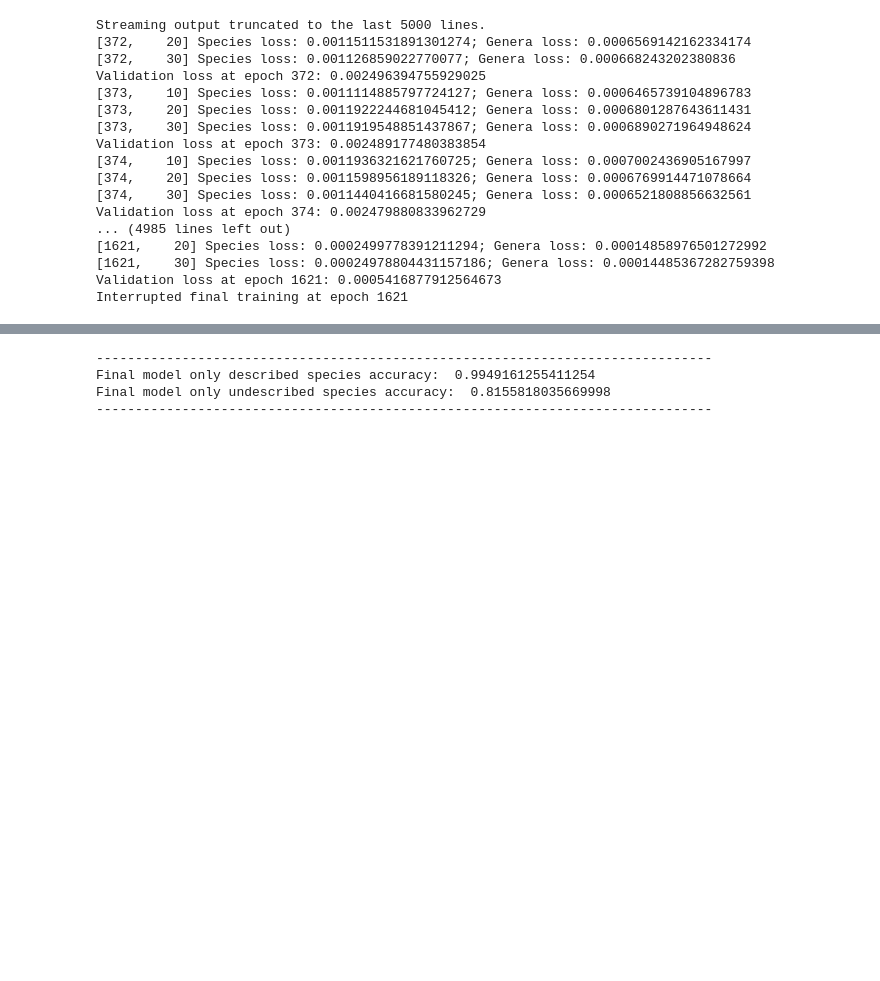
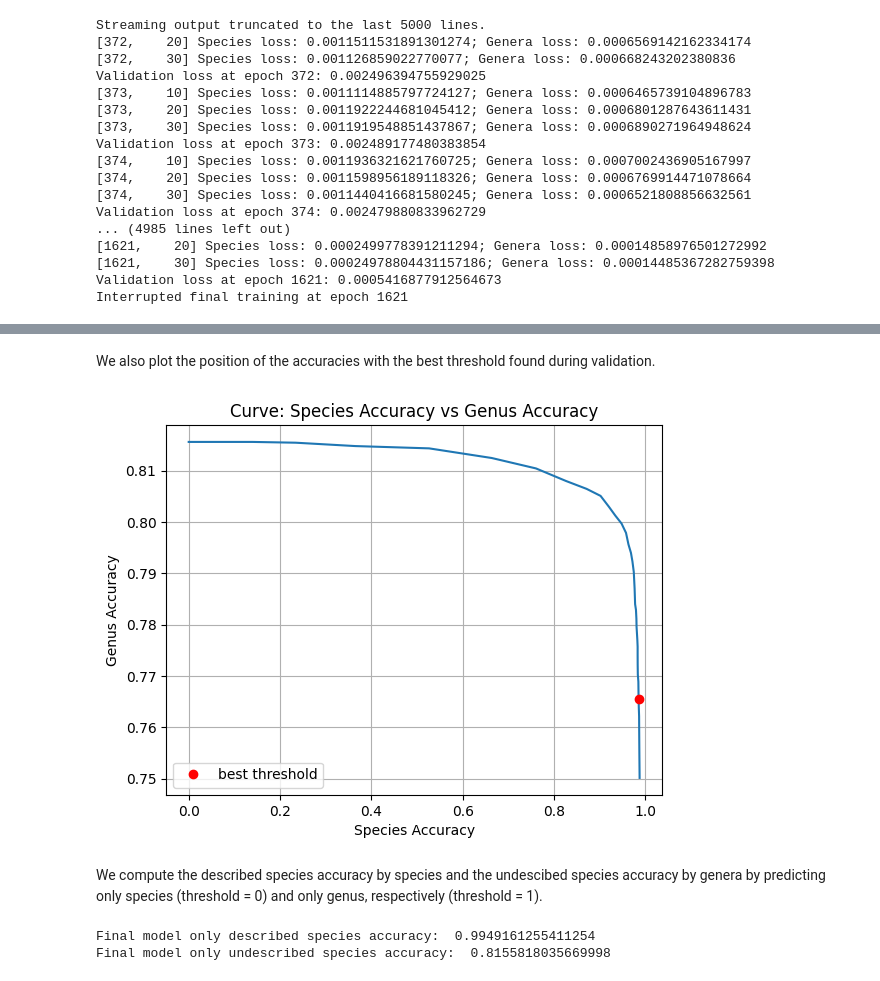
Before and after one commit to nicolamaritan/image-and-dna-data-for-insect-classification, a Jupyter notebook: notebook.ipynb, the cells around one changed output, grey strips where cells are left out. Cells and saved outputs as stored; diff of their text form; code cells hidden in the pictures; blank space fills up the shorter version.

Commit message:
updated output

```diff
--- a/notebook.ipynb
+++ b/notebook.ipynb
@@ -642,7 +645,7 @@ def train_final(model, lr, momentum, max_epochs, batch_size, training_loss, prin
 
     for epoch in range(max_epochs):
         model.train()
-        running_labels_loss = 0.0
+        running_species_loss = 0.0
         running_genera_loss = 0.0
 
         for i, data in enumerate(training_validation_loader, 0):
@@ -654,20 +657,20 @@ def train_final(model, lr, momentum, max_epochs, batch_size, training_loss, prin
 
             # forward + backward + optimize
             species_outputs, genera_outputs = model(inputs_img, inputs_dna)
-            labels_loss = criterion_species(species_outputs, species)
+            species_loss = criterion_species(species_outputs, species)
             genera_loss = criterion_genera(genera_outputs, genera)
-            total_loss = labels_loss + genera_loss
+            total_loss = species_loss + genera_loss
             total_loss.backward()
             optimizer.step()
             scheduler.step()
 
             # Print losses
             if print_losses:
-                running_labels_loss += labels_loss.item()
+                running_species_loss += species_loss.item()
                 running_genera_loss += genera_loss.item()
                 if i % print_step == print_step - 1:
-                    print(f"[{epoch + 1}, {i + 1:5d}] Species loss: {running_labels_loss / print_step}; Genera loss: {running_genera_loss / print_step}")
-                    running_labels_loss = 0.0
+                    print(f"[{epoch + 1}, {i + 1:5d}] Species loss: {running_species_loss / print_step}; Genera loss: {running_genera_loss / print_step}")
+                    running_species_loss = 0.0
                     running_genera_loss = 0.0
 
         validation_species_loss, validation_genera_loss = validate_loss(model, batch_size)
@@ -733,7 +736,7 @@ model.to(device)
 
 print(f"Training genera loss: {training_loss}")
 state_dict = torch.load('best_model.pth')
-state_dict = {k: v for k, v in state_dict.items() if not (k.startswith('fc_species_1') or k.startswith('fc_genera_1'))}
+state_dict = {k: v for k, v in state_dict.items() if not (k.startswith('fc_species') or k.startswith('fc_genera'))}
 model.load_state_dict(state_dict, strict=False)
 
 train_final(model, lr, momentum, max_epochs, batch_size, training_loss, print_losses=True, print_step=10)
@@ -758,8 +763,6 @@ Interrupted final training at epoch 1621
 # %%
-species_accuracy, genera_accuracy = test(model, best_threshold, batch_size)
+species_accuracy, genera_accuracy, accuracy_per_species, accuracy_per_genera = test(model, best_threshold, batch_size)
 
-print("-------------------------------------------------------------------------------")
 print(f"Final model described species accuracy: ", species_accuracy)
 print(f"Final model undescribed species accuracy: ", genera_accuracy)
-print("-------------------------------------------------------------------------------")
 # %% [output]
@@ -777,14 +826,6 @@ condensed_space = 1 - (1 - linear_space) ** 3
 threshold_values = 0.9 + 0.1 * condensed_space
 
 for threshold in threshold_values:
-    species_accuracy, genus_accuracy = test(model, threshold, batch_size)
-    species_accuracies.append(species_accuracy)
-    genus_accuracies.append(genus_accuracy)
-
-# Plotting the curve
-plt.plot(species_accuracies, genus_accuracies, marker=' ')
-plt.xlabel('Species Accuracy')
-plt.ylabel('Genus Accuracy')
-plt.title('Curve: Species Accuracy vs Genus Accuracy')
-plt.grid(True)
-plt.show()
+    species_accuracy_threshold, genus_accuracy_threshold, _, _ = test(model, threshold, batch_size)
+    species_accuracies.append(species_accuracy_threshold)
+    genus_accuracies.append(genus_accuracy_threshold)
@@ -793,13 +843,24 @@ plt.show()
+# %% [markdown]
+We also plot the position of the accuracies with the best threshold found during validation.
+# %%
+plt.plot(species_accuracies, genus_accuracies, marker=' ')
+plt.plot(species_accuracy, genera_accuracy,'ro', label='best threshold')
+plt.legend(loc="lower left")
+plt.xlabel('Species Accuracy')
+plt.ylabel('Genus Accuracy')
+plt.title('Curve: Species Accuracy vs Genus Accuracy')
+plt.grid(True)
+plt.show()
+# %% [output]
+[figure, added]
+# %% [markdown]
+We compute the described species accuracy by species and the undescibed species accuracy by genera by predicting only species (threshold = 0) and only genus, respectively (threshold = 1).
 # %%
-only_species_accuracy, _ = test(model, 0, batch_size)
-_, only_genera_accuracy = test(model, 1, batch_size)
+only_species_accuracy, _, accuracy_per_species, _ = test(model, 0, batch_size)
+_, only_genera_accuracy, _, accuracy_per_genera = test(model, 1, batch_size)
 
-print("-------------------------------------------------------------------------------")
 print(f"Final model only described species accuracy: ", only_species_accuracy)
 print(f"Final model only undescribed species accuracy: ", only_genera_accuracy)
-print("-------------------------------------------------------------------------------")
 # %% [output]
--------------------------------------------------------------------------------
 Final model only described species accuracy:  0.9949161255411254
 Final model only undescribed species accuracy:  0.8155818035669998
--------------------------------------------------------------------------------
```
Also changed, not shown: parts of 18 cells of this notebook.
